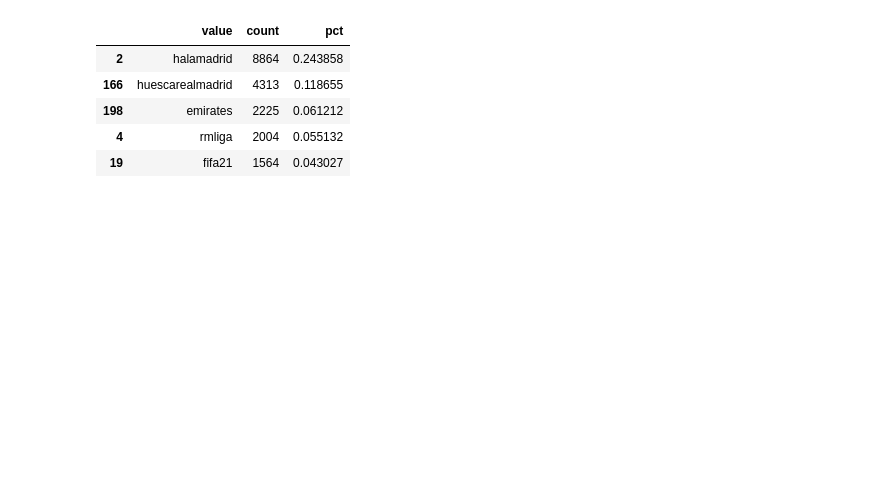
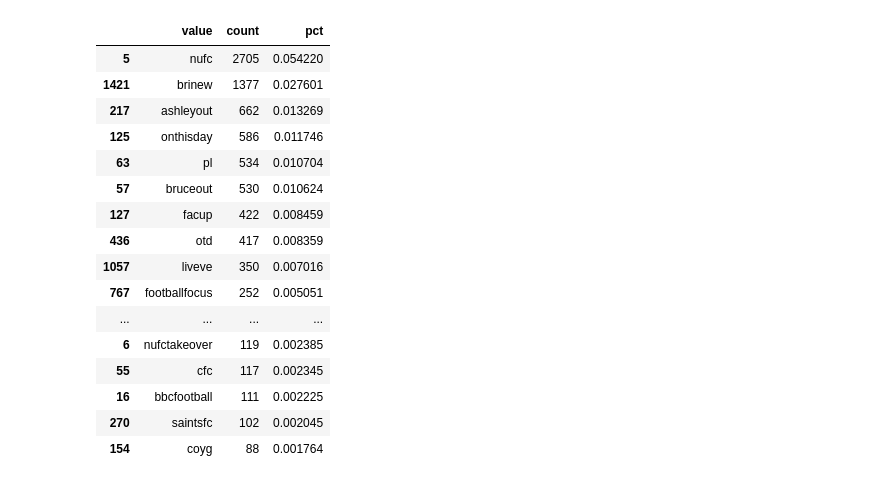
Before and after one commit to anton164/fall-spec, a Jupyter notebook: jupyter_notebooks/label_tweet_dataset.ipynb, the cells around one changed output. Cells and saved outputs as stored; diff of their text form; code cells hidden in the pictures; blank space fills up the shorter version.

```diff
--- a/jupyter_notebooks/label_tweet_dataset.ipynb
+++ b/jupyter_notebooks/label_tweet_dataset.ipynb
@@ -50,19 +50,48 @@ DATASETS = {
         "output_location": "../data/labeled_datasets/celebrity_jk_rowling.json",
         "spike_start": "Oct 7, 2020, 17:00",
         "spike_end": "Oct 9, 2020, 04:00",
-    }
+    },
+    "voterfraud2020": {
+        "input_location": "../data/voterfraud2020/processed/df_sample.json",
+        "output_location": "../data/labeled_datasets/voterfraud2020_sample.json",
+        "spike_start": "Oct 7, 2020, 17:00",
+        "spike_end": "Oct 9, 2020, 04:00",
+    },
+    "celebrity_jerry_seinfeld": {
+        "input_location": "../data/tweet_objects/celebrity_jerry_seinfeld/2021-01-01-2021-04-01.json",
+        "output_location": "../data/labeled_datasets/celebrity_jerry_seinfeld.json",
+        "spike_start": "Oct 7, 2020, 17:00",
+        "spike_end": "Oct 9, 2020, 04:00",
+    },
+    "celebrity_akon": {
+        "input_location": "../data/tweet_objects/celebrity_akon/2021-01-01-2021-04-01.json",
+        "output_location": "../data/labeled_datasets/celebrity_akon.json",
+        "spike_start": "Oct 7, 2020, 17:00",
+        "spike_end": "Oct 9, 2020, 04:00",
+    },
+    "soccer_alan_shearer": {
+        "input_location": "../data/tweet_objects/soccer_alan_shearer/2021-01-01-2021-04-01.json",
+        "output_location": "../data/labeled_datasets/soccer_alan_shearer.json",
+        "spike_start": "Oct 7, 2020, 17:00",
+        "spike_end": "Oct 9, 2020, 04:00",
+    },
 }
 
-selected_dataset = DATASETS["celebrity_jk_rowling"]
+selected_dataset = DATASETS["soccer_alan_shearer"]
 labeled_spike_start = pd.to_datetime(selected_dataset["spike_start"]).tz_localize("UTC")
 labeled_spike_end = pd.to_datetime(selected_dataset["spike_end"]).tz_localize("UTC")
 # %%
 from utils.dataset import create_tweet_df
 
-with open(selected_dataset["input_location"], "r") as f:
-    raw_dataset = json.load(f)
+if "voterfraud2020" in selected_dataset["input_location"]:
+    df_tweets = pd.read_json(selected_dataset["input_location"])
+    df_tweets["created_at"] = pd.to_datetime(df_tweets["created_at"]).dt.tz_localize("UTC")
+    df_tweets.sort_values("created_at", inplace=True)
+else:
+    with open(selected_dataset["input_location"], "r") as f:
+        raw_dataset = json.load(f)
 
-df_tweets = create_tweet_df(raw_dataset["tweets"])
+    df_tweets = create_tweet_df(raw_dataset["tweets"])
 
 # lower entities
 df_tweets["hashtags"] = df_tweets.hashtags.apply(lambda xs: [x.lower() for x in xs])
@@ -90,18 +119,29 @@ df_tweets.head()
 # %%
 ## Create timeseries from tweets
 from utils.dataset import count_array_column
 
 df_top_hashtags = count_array_column(df_tweets["hashtags"])
 df_top_mentions = count_array_column(df_tweets["mentions"])
 
-df_top_hashtags[:5]
+df_top_hashtags[:20]
 # %% [output]
 |  | value | count | pct |
-| 2 | halamadrid | 8864 | 0.243858 |
-| 166 | huescarealmadrid | 4313 | 0.118655 |
-| 198 | emirates | 2225 | 0.061212 |
-| 4 | rmliga | 2004 | 0.055132 |
-| 19 | fifa21 | 1564 | 0.043027 |
+| 5 | nufc | 2705 | 0.054220 |
+| 1421 | brinew | 1377 | 0.027601 |
+| 217 | ashleyout | 662 | 0.013269 |
+| 125 | onthisday | 586 | 0.011746 |
+| 63 | pl | 534 | 0.010704 |
+| 57 | bruceout | 530 | 0.010624 |
+| 127 | facup | 422 | 0.008459 |
+| 436 | otd | 417 | 0.008359 |
+| 1057 | liveve | 350 | 0.007016 |
+| 767 | footballfocus | 252 | 0.005051 |
+| ... | ... | ... | ... |
+| 6 | nufctakeover | 119 | 0.002385 |
+| 55 | cfc | 117 | 0.002345 |
+| 16 | bbcfootball | 111 | 0.002225 |
+| 270 | saintsfc | 102 | 0.002045 |
+| 154 | coyg | 88 | 0.001764 |
 # %%
 def count_col_occurrence(df_col, value):
     return df_col.apply(lambda values: value in values).sum()
```
Also changed, not shown: parts of 5 cells of this notebook, 11 other files.
